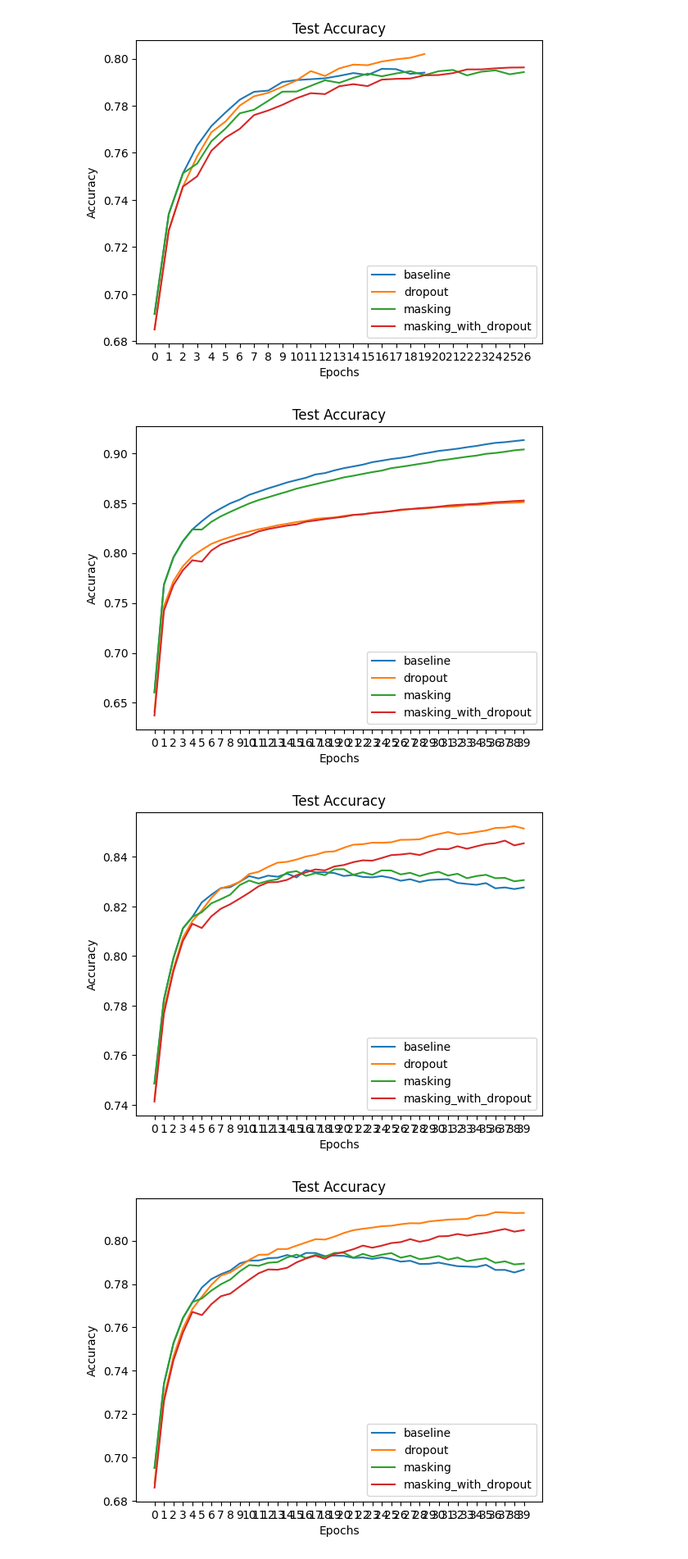
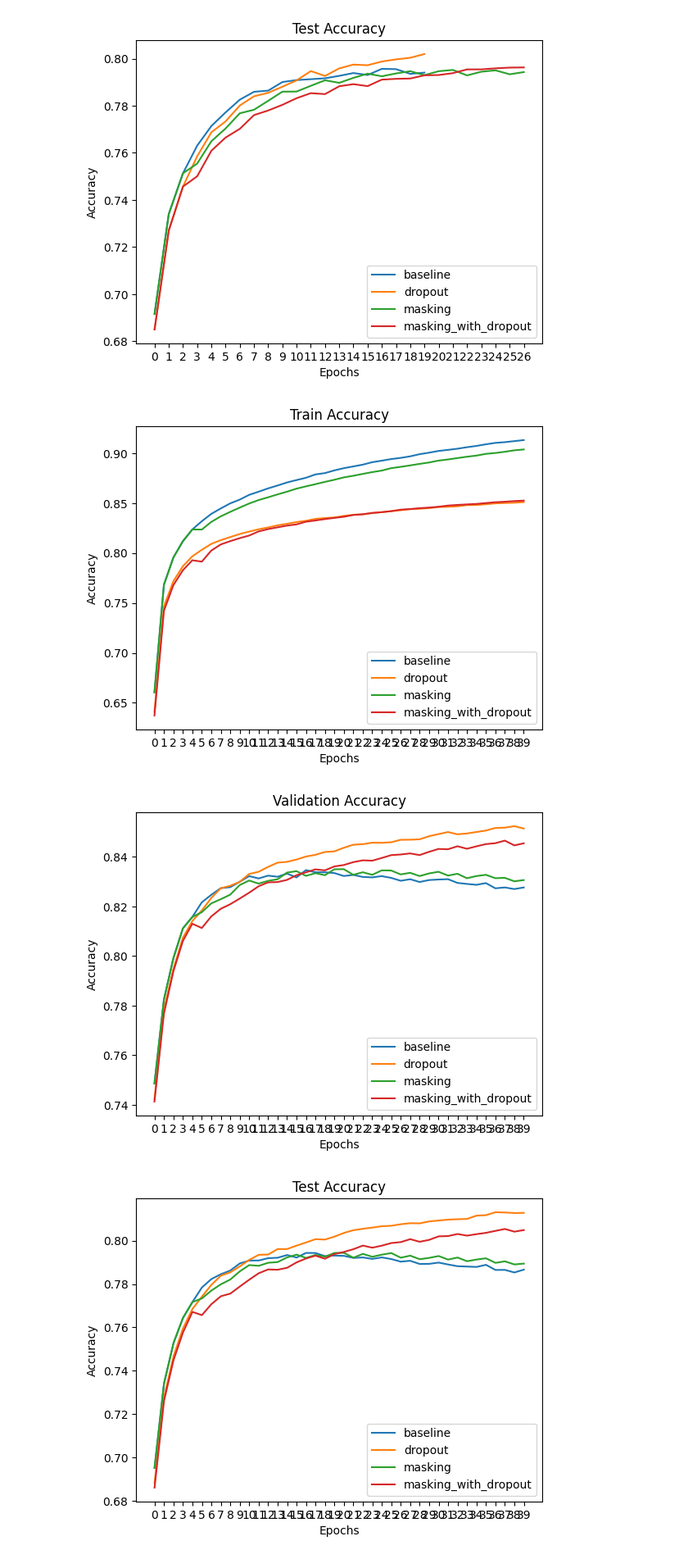
Before and after one commit to google/evojax, a Jupyter notebook: evojax/data_exploration.ipynb, the cells around one changed output. Shown at 82% size. Saved outputs shown, nothing was run; the diff lists cells and outputs as text; code cells hidden in the pictures.

```diff
--- a/evojax/data_exploration.ipynb
+++ b/evojax/data_exploration.ipynb
@@ -88,28 +88,28 @@ plt.plot(epochs, mean_train_acc.loc['baseline'], label='baseline')
 plt.plot(epochs, mean_train_acc.loc['dropout'], label='dropout')
 plt.plot(epochs, mean_train_acc.loc['masking'], label='masking')
 plt.plot(epochs, mean_train_acc.loc['masking_with_dropout'], label='masking_with_dropout')
-plt.title('Test Accuracy')
+plt.title('Train Accuracy')
 plt.xlabel('Epochs')
 plt.ylabel('Accuracy')
 plt.legend()
 plt.show()
 # %% [output]
-[figure, old version]
+[figure, new version]
 # %%
 all_validation = df.loc[pd.IndexSlice[:, 'validation', :], :]
 mean_validation_acc = all_validation.groupby(level=0).mean()
 epochs = mean_validation_acc.columns
 plt.plot(epochs, mean_validation_acc.loc['baseline'], label='baseline')
 plt.plot(epochs, mean_validation_acc.loc['dropout'], label='dropout')
 plt.plot(epochs, mean_validation_acc.loc['masking'], label='masking')
 plt.plot(epochs, mean_validation_acc.loc['masking_with_dropout'], label='masking_with_dropout')
-plt.title('Test Accuracy')
+plt.title('Validation Accuracy')
 plt.xlabel('Epochs')
 plt.ylabel('Accuracy')
 plt.legend()
 plt.show()
 # %% [output]
-[figure, old version]
+[figure, new version]
 # %%
 all_tests = df.loc[pd.IndexSlice[:, 'test', :], :]
 mean_test_acc = all_tests.groupby(level=0).mean()
```
Also changed, not shown: 2 other files.
